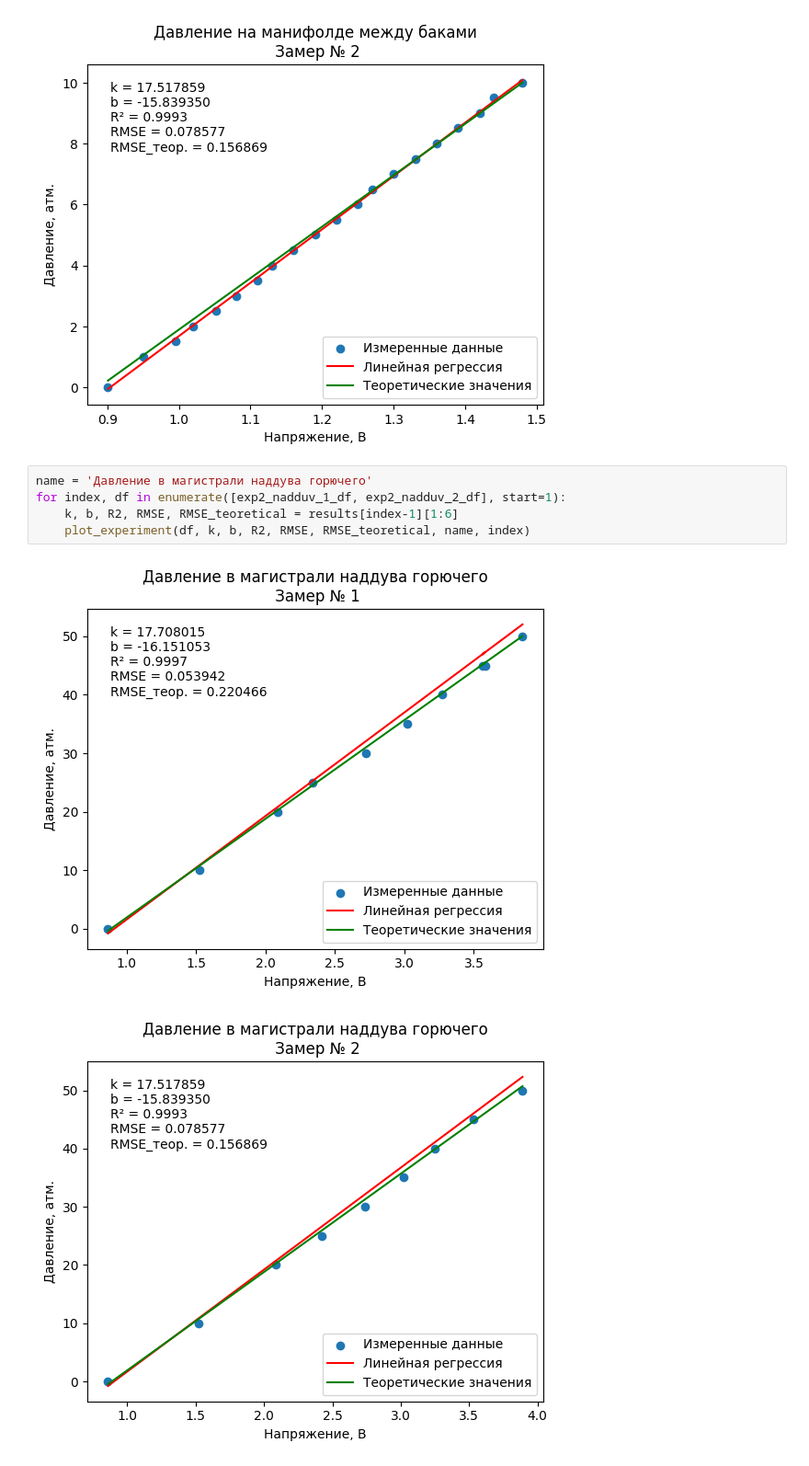
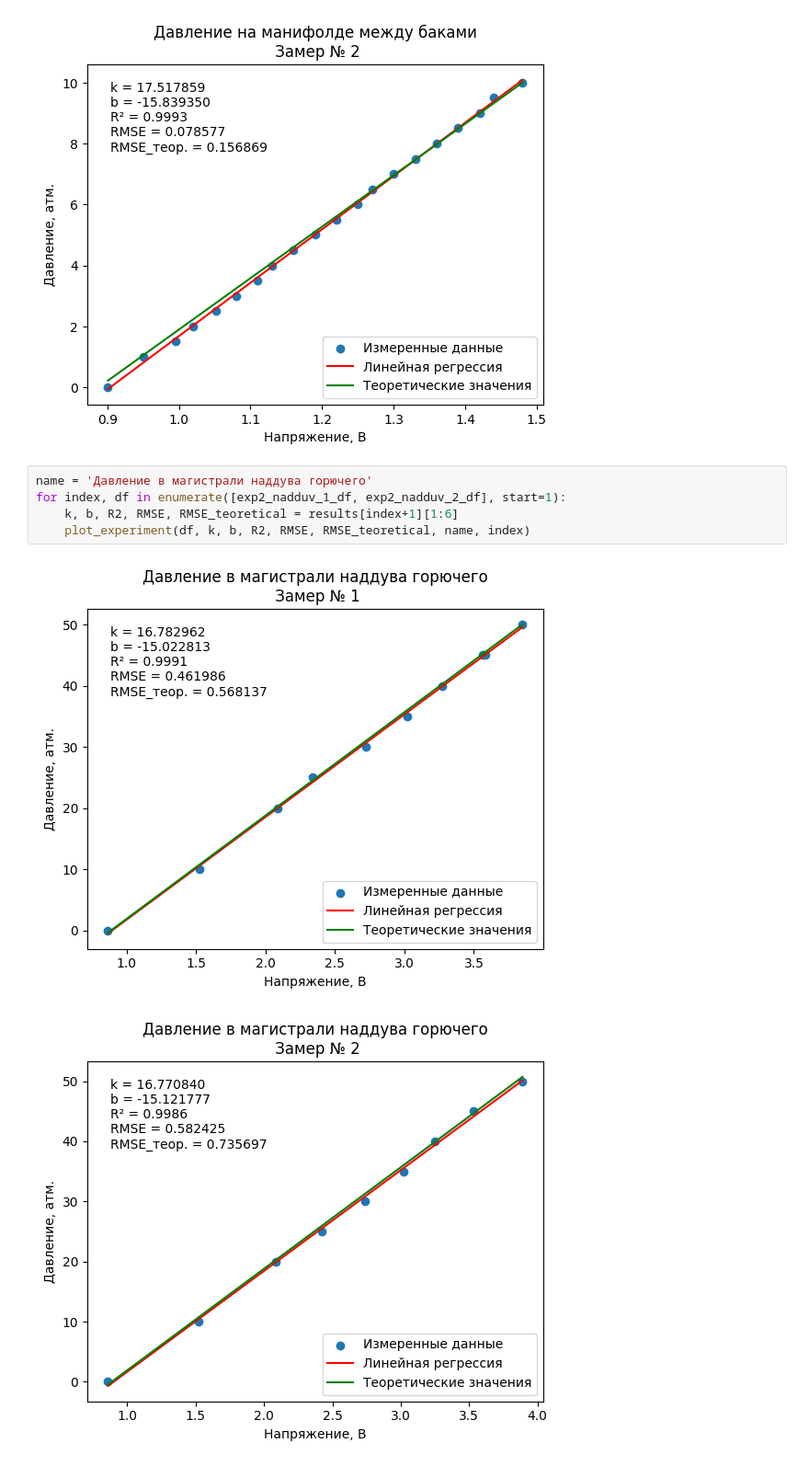
Before and after one commit to in-space-we-thrust/experiments, a Jupyter notebook: pressure_measurement_exp2/experiment2.ipynb, the cells around one changed output. Shown at 92% size. Cells and saved outputs as stored; diff of their text form.

```diff
--- a/pressure_measurement_exp2/experiment2.ipynb
+++ b/pressure_measurement_exp2/experiment2.ipynb
@@ -147,8 +147,8 @@ for index, df in enumerate([exp2_manifold_1_df, exp2_manifold_2_df], start=1):
 # %%
 name = 'Давление в магистрали наддува горючего'
 for index, df in enumerate([exp2_nadduv_1_df, exp2_nadduv_2_df], start=1):
-    k, b, R2, RMSE, RMSE_teoretical = results[index-1][1:6]
+    k, b, R2, RMSE, RMSE_teoretical = results[index+1][1:6]
     plot_experiment(df, k, b, R2, RMSE, RMSE_teoretical, name, index)
 # %% [output]
-[figure, old version]
+[figure, new version]
-[figure, old version]
+[figure, new version]
```
Also changed, not shown: 2 other files.
